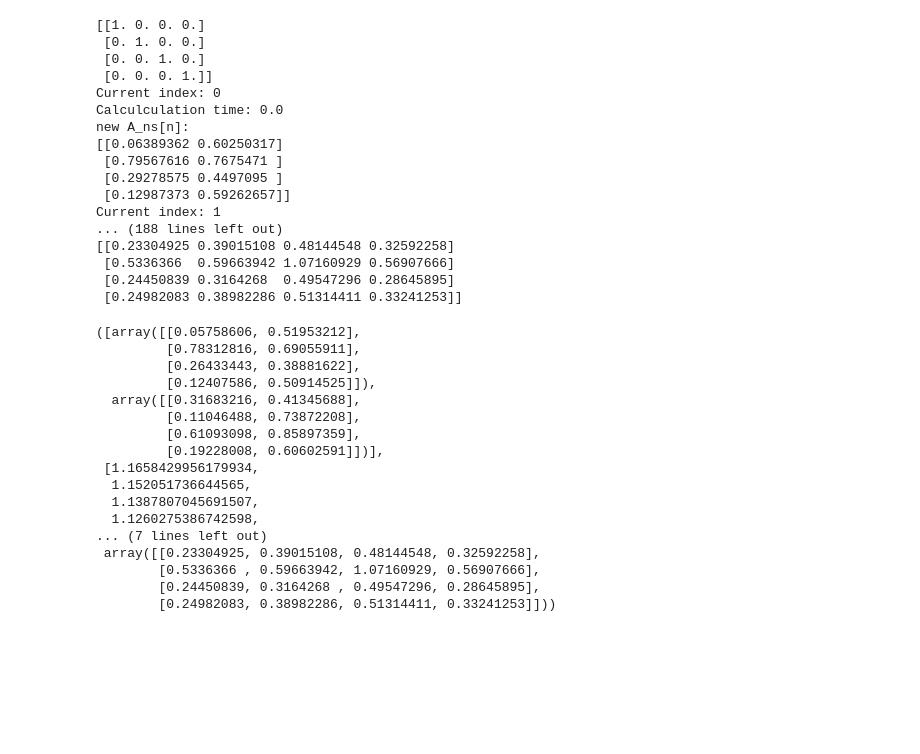
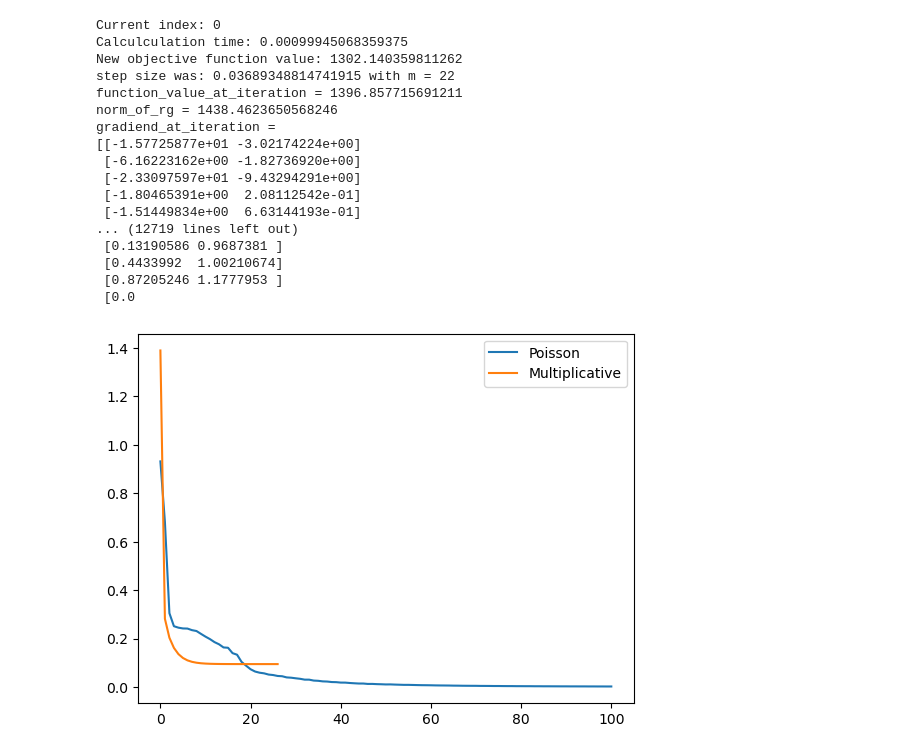
Before and after one commit to IntegrierBar/GeometricTensorFactorization, a Jupyter notebook: Masterarbeit.ipynb, the cells around one changed output. Saved outputs shown, nothing was run; the diff lists cells and outputs as text; code cells hidden in the pictures; blank space fills up the shorter version.

```diff
--- a/Masterarbeit.ipynb
+++ b/Masterarbeit.ipynb
@@ -105,42 +135,37 @@ def tensor_factorization_cp_poisson(X, F, error=1e-6, max_iter=500, detailed=Fal
         return A_ns, RE, approximated_X
     return A_ns
 # %%
-A = tl.random.random_cp((4, 4), 2, full=True)
-A = tl.eye(4)
-print(A)
-tensor_factorization_cp_poisson(A, 2, max_iter=10, detailed=True, verbose=True)
+# TESTING WHAT THE PROBLEM IS WITH LARGE TENSORS
+dimensions = (50, 10, 4)
+F = 2
+A = tl.random.random_cp(dimensions, F, full=True)
+#A = tl.eye(4)
+#print(A)
+start = time.time()
+_, RE_poisson, approx_poisson = tensor_factorization_cp_poisson(A, F, max_iter=100, detailed=True, verbose=True)
+end = time.time()
+#print(tl.norm(A-tl.random.random_cp((4, 4, 4), 2, full=True)))
+#plt.figure()
+plt.plot(RE_poisson, label="Poisson")
+plt.plot(RE_mult, label="Multiplicative")
+plt.legend()
+plt.show()
 # %% [output]
-[[1. 0. 0. 0.]
- [0. 1. 0. 0.]
- [0. 0. 1. 0.]
- [0. 0. 0. 1.]]
 Current index: 0
-Calculculation time: 0.0
-new A_ns[n]:
-[[0.06389362 0.60250317]
- [0.79567616 0.7675471 ]
- [0.29278575 0.4497095 ]
- [0.12987373 0.59262657]]
-Current index: 1
-... (188 lines left out)
-[[0.23304925 0.39015108 0.48144548 0.32592258]
- [0.5336366  0.59663942 1.07160929 0.56907666]
- [0.24450839 0.3164268  0.49547296 0.28645895]
- [0.24982083 0.38982286 0.51314411 0.33241253]]
+Calculculation time: 0.00099945068359375
+New objective function value: 1302.140359811262
+step size was: 0.03689348814741915 with m = 22
+function_value_at_iteration = 1396.857715691211
+norm_of_rg = 1438.4623650568246
+gradiend_at_iteration =
+[[-1.57725877e+01 -3.02174224e+00]
+ [-6.16223162e+00 -1.82736920e+00]
+ [-2.33097597e+01 -9.43294291e+00]
+ [-1.80465391e+00  2.08112542e-01]
+ [-1.51449834e+00  6.63144193e-01]
+... (12719 lines left out)
+ [0.13190586 0.9687381 ]
+ [0.4433992  1.00210674]
+ [0.87205246 1.1777953 ]
+ [0.0
-([array([[0.05758606, 0.51953212],
-         [0.78312816, 0.69055911],
-         [0.26433443, 0.38881622],
-         [0.12407586, 0.50914525]]),
-  array([[0.31683216, 0.41345688],
-         [0.11046488, 0.73872208],
-         [0.61093098, 0.85897359],
-         [0.19228008, 0.60602591]])],
- [1.1658429956179934,
-  1.152051736644565,
-  1.1387807045691507,
-  1.1260275386742598,
-... (7 lines left out)
- array([[0.23304925, 0.39015108, 0.48144548, 0.32592258],
-        [0.5336366 , 0.59663942, 1.07160929, 0.56907666],
-        [0.24450839, 0.3164268 , 0.49547296, 0.28645895],
-        [0.24982083, 0.38982286, 0.51314411, 0.33241253]]))
+[figure, added]
```
Also changed, not shown: parts of 3 cells of this notebook, 1 other file.
